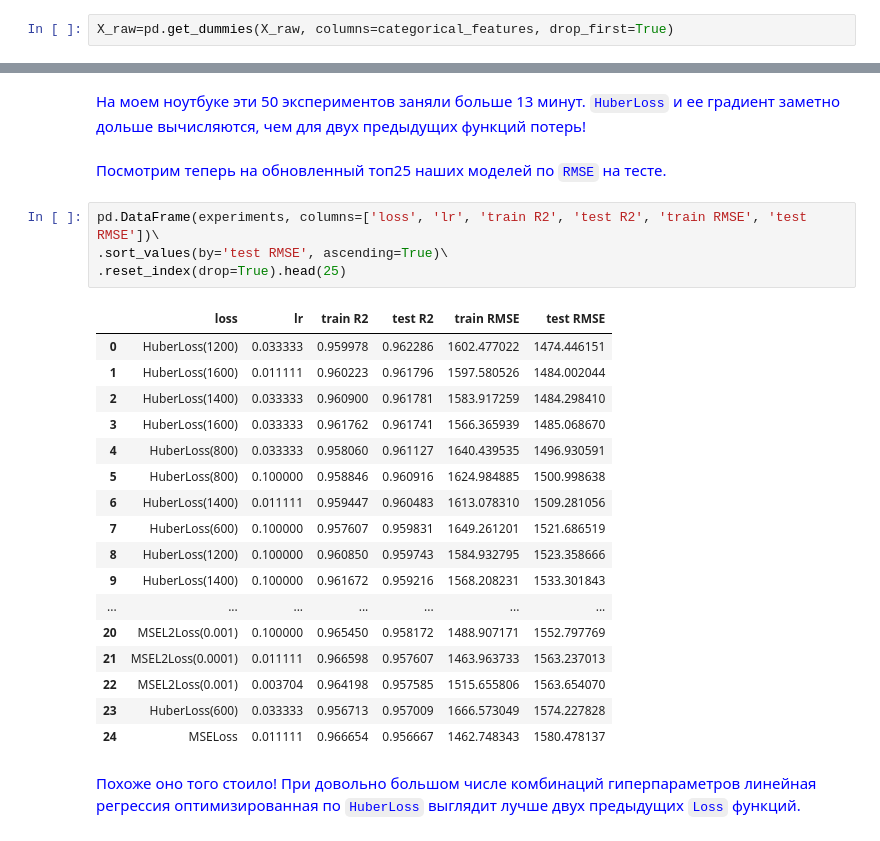
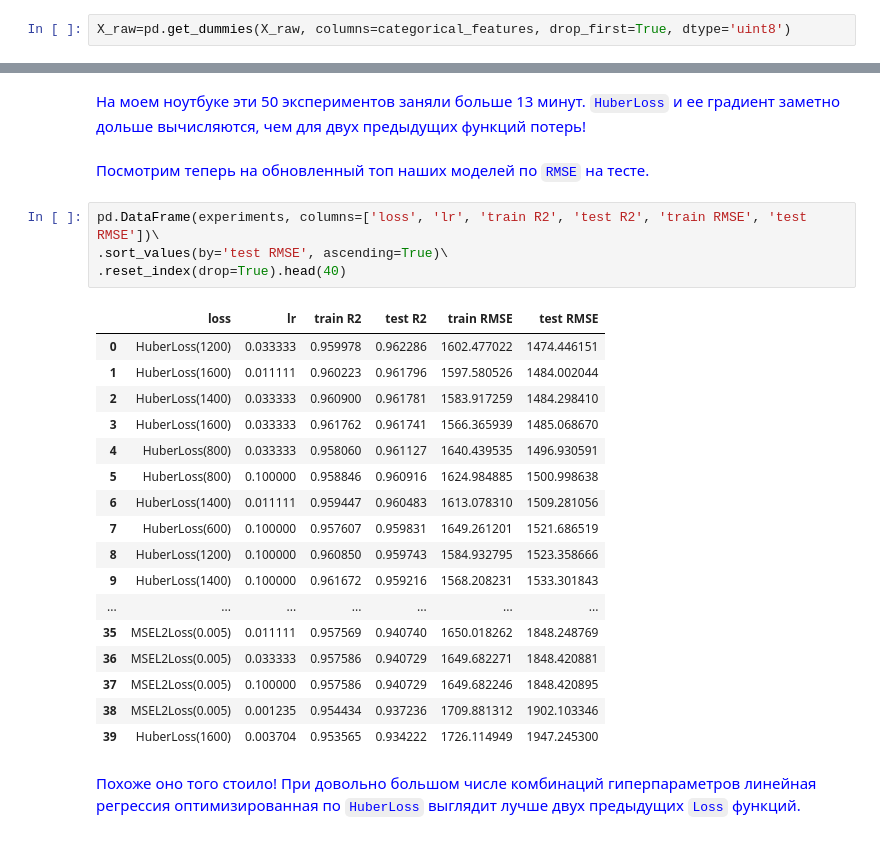
Before and after one commit to diwert-ai/ML-DPO-HSE-2023, a Jupyter notebook: Home works/2 asterisk/hw2_asterisk_zotov.ipynb, the cells around one changed output, grey strips where cells are left out. Cells and saved outputs as stored; diff of their text form.

```diff
--- a/Home works/2 asterisk/hw2_asterisk_zotov.ipynb
+++ b/Home works/2 asterisk/hw2_asterisk_zotov.ipynb
@@ -709,7 +710,7 @@ categorical_features = X_raw.dtypes[X_raw.dtypes == 'object'].index
 float_features = X_raw.dtypes[X_raw.dtypes == 'float64'].index
 int_features =  X_raw.dtypes[X_raw.dtypes == 'int64'].index
 # %%
-X_raw=pd.get_dummies(X_raw, columns=categorical_features, drop_first=True)
+X_raw=pd.get_dummies(X_raw, columns=categorical_features, drop_first=True, dtype='uint8')
 # %%
 X_raw.dtypes
 # %% [output]
@@ -1053,29 +1054,29 @@ for eps in tqdm(epss):
 # %% [markdown]
 <font color=blue>На моем ноутбуке эти 50 экспериментов заняли больше 13 минут. `HuberLoss` и ее градиент заметно дольше вычисляются, чем для двух предыдущих функций потерь!</font>
 # %% [markdown]
-<font color=blue>Посмотрим теперь на обновленный топ25 наших моделей по `RMSE` на тесте. </font>
+<font color=blue>Посмотрим теперь на обновленный топ наших моделей по `RMSE` на тесте. </font>
 # %%
 pd.DataFrame(experiments, columns=['loss', 'lr', 'train R2', 'test R2', 'train RMSE', 'test RMSE'])\
 .sort_values(by='test RMSE', ascending=True)\
-.reset_index(drop=True).head(25)
+.reset_index(drop=True).head(40)
 # %% [output]
 |  | loss | lr | train R2 | test R2 | train RMSE | test RMSE |
 | 0 | HuberLoss(1200) | 0.033333 | 0.959978 | 0.962286 | 1602.477022 | 1474.446151 |
 | 1 | HuberLoss(1600) | 0.011111 | 0.960223 | 0.961796 | 1597.580526 | 1484.002044 |
 | 2 | HuberLoss(1400) | 0.033333 | 0.960900 | 0.961781 | 1583.917259 | 1484.298410 |
 | 3 | HuberLoss(1600) | 0.033333 | 0.961762 | 0.961741 | 1566.365939 | 1485.068670 |
 | 4 | HuberLoss(800) | 0.033333 | 0.958060 | 0.961127 | 1640.439535 | 1496.930591 |
 | 5 | HuberLoss(800) | 0.100000 | 0.958846 | 0.960916 | 1624.984885 | 1500.998638 |
 | 6 | HuberLoss(1400) | 0.011111 | 0.959447 | 0.960483 | 1613.078310 | 1509.281056 |
 | 7 | HuberLoss(600) | 0.100000 | 0.957607 | 0.959831 | 1649.261201 | 1521.686519 |
 | 8 | HuberLoss(1200) | 0.100000 | 0.960850 | 0.959743 | 1584.932795 | 1523.358666 |
 | 9 | HuberLoss(1400) | 0.100000 | 0.961672 | 0.959216 | 1568.208231 | 1533.301843 |
 | ... | ... | ... | ... | ... | ... | ... |
-| 20 | MSEL2Loss(0.001) | 0.100000 | 0.965450 | 0.958172 | 1488.907171 | 1552.797769 |
-| 21 | MSEL2Loss(0.0001) | 0.011111 | 0.966598 | 0.957607 | 1463.963733 | 1563.237013 |
-| 22 | MSEL2Loss(0.001) | 0.003704 | 0.964198 | 0.957585 | 1515.655806 | 1563.654070 |
-| 23 | HuberLoss(600) | 0.033333 | 0.956713 | 0.957009 | 1666.573049 | 1574.227828 |
-| 24 | MSELoss | 0.011111 | 0.966654 | 0.956667 | 1462.748343 | 1580.478137 |
+| 35 | MSEL2Loss(0.005) | 0.011111 | 0.957569 | 0.940740 | 1650.018262 | 1848.248769 |
+| 36 | MSEL2Loss(0.005) | 0.033333 | 0.957586 | 0.940729 | 1649.682271 | 1848.420881 |
+| 37 | MSEL2Loss(0.005) | 0.100000 | 0.957586 | 0.940729 | 1649.682246 | 1848.420895 |
+| 38 | MSEL2Loss(0.005) | 0.001235 | 0.954434 | 0.937236 | 1709.881312 | 1902.103346 |
+| 39 | HuberLoss(1600) | 0.003704 | 0.953565 | 0.934222 | 1726.114949 | 1947.245300 |
 # %% [markdown]
 <font color=blue>Похоже оно того стоило! При довольно большом числе комбинаций гиперпараметров линейная регрессия оптимизированная по `HuberLoss` выглядит лучше двух предыдущих `Loss` функций.</font>
 # %% [markdown]
```
Also changed, not shown: parts of 6 cells of this notebook.
